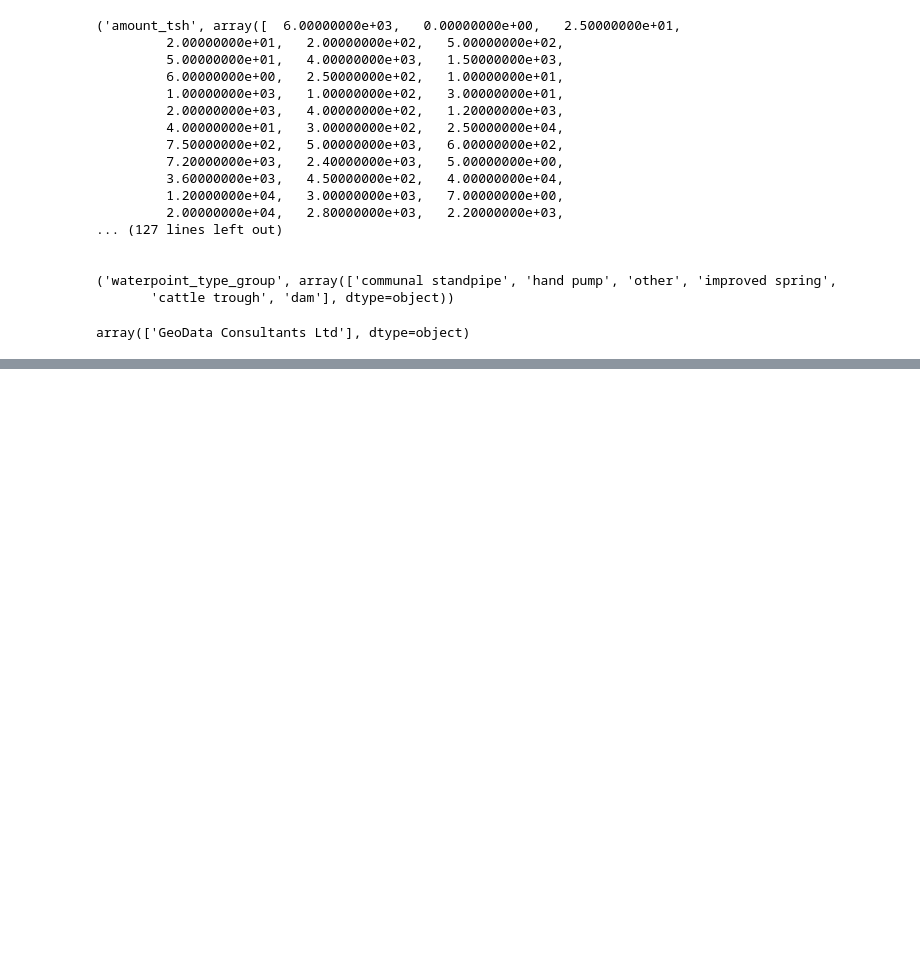
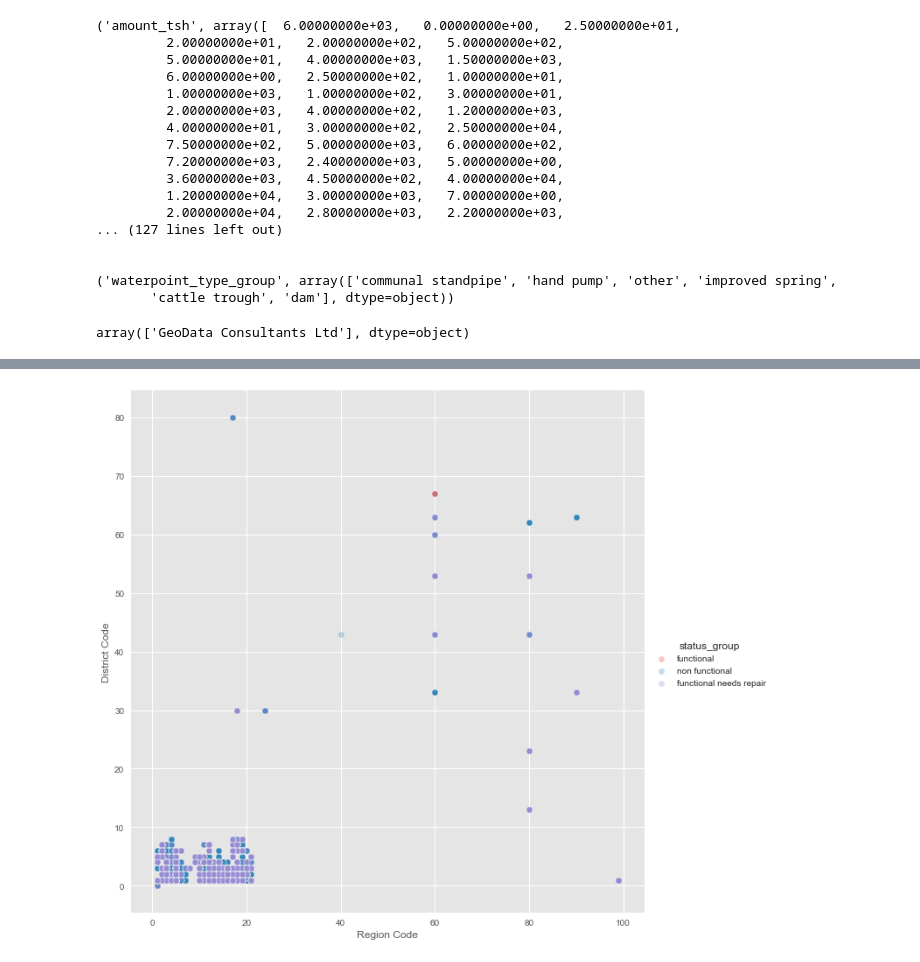
Before and after one commit to sdmirch/data-mining-the-water-table, a Jupyter notebook: EDA.ipynb, the cells around one changed output, grey strips where cells are left out. Cells and saved outputs as stored; diff of their text form; code cells hidden in the pictures; blank space fills up the shorter version.

```diff
--- a/EDA.ipynb
+++ b/EDA.ipynb
@@ -131,0 +129,2 @@ True
+# %%
+test = df.join(df_labels.set_index('id'), on='id')
@@ -131,0 +145,6 @@ True
+# %%
+g = sns.FacetGrid(test,  hue="status_group", size=9)
+g = (g.map(plt.scatter, "region_code", "district_code", edgecolor="w", alpha=0.3).add_legend())\
+.set_xlabels('Region Code').set_ylabels('District Code')
+# %% [output]
+[figure, added]
```
Also changed, not shown: parts of 8 cells of this notebook, 1 other file.
